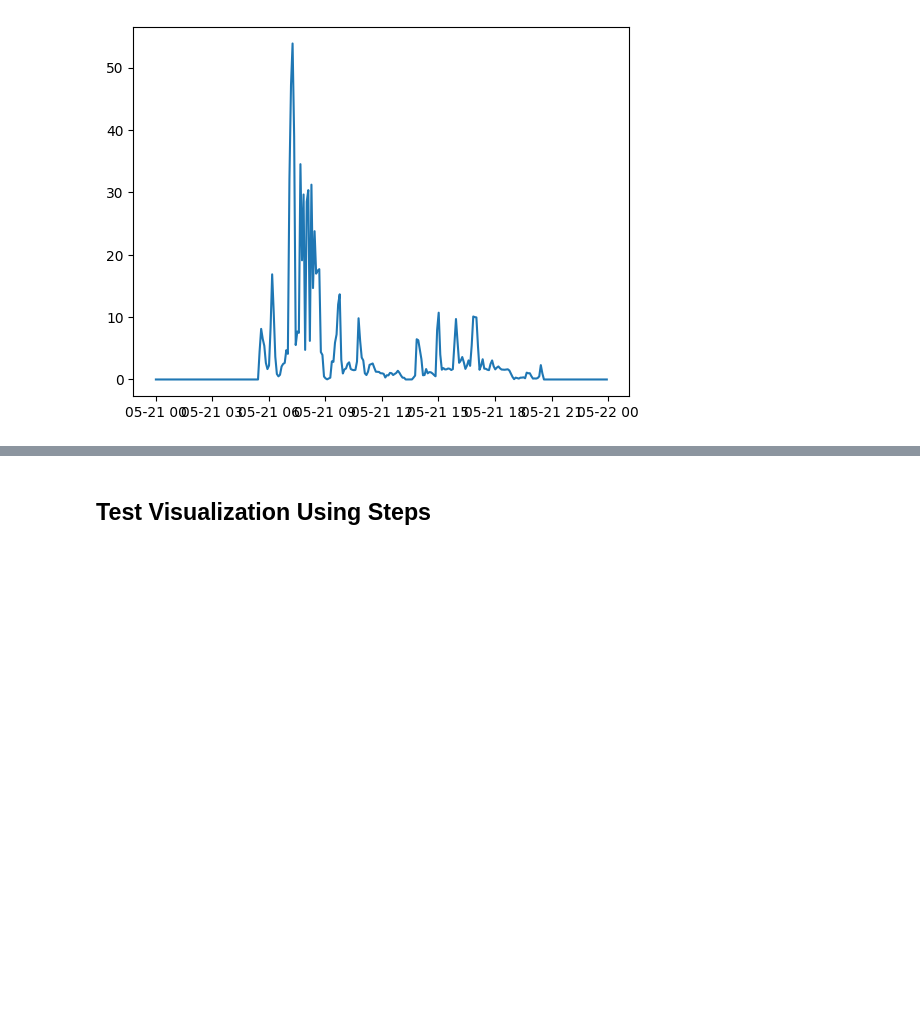
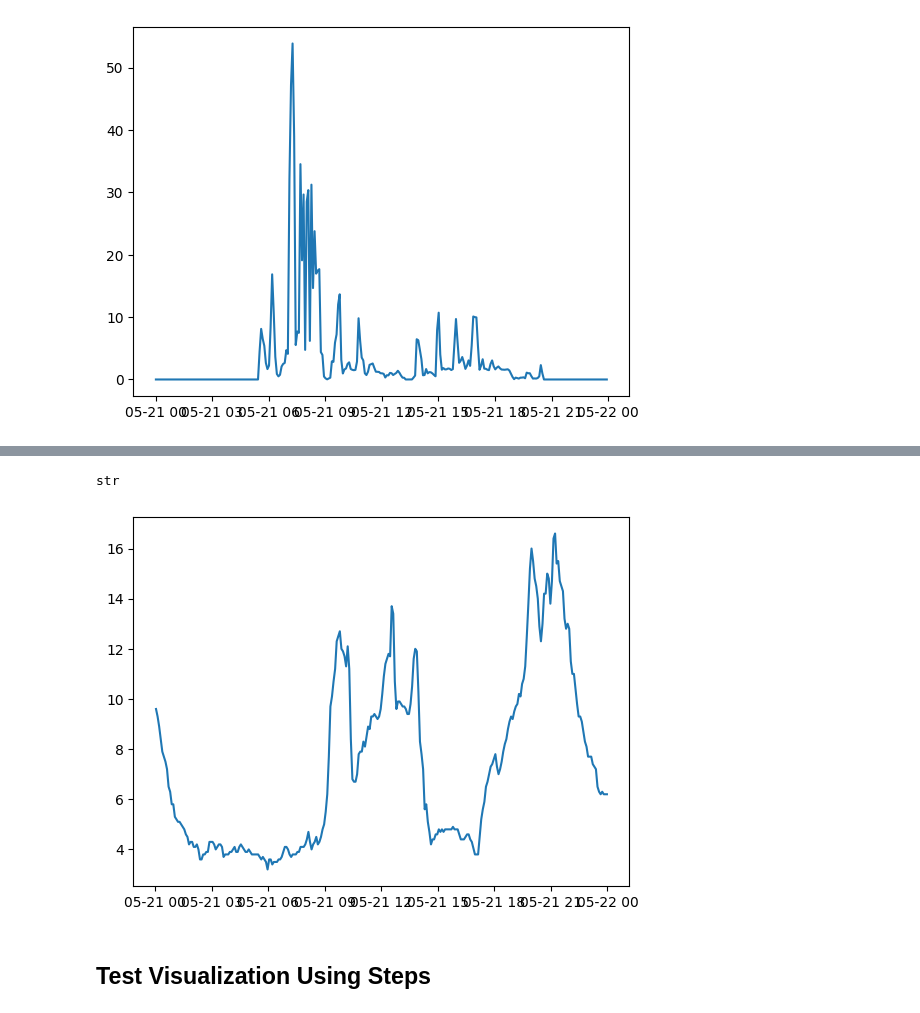
Before and after one commit to TWilson05/Blood_Sugar_Trend_Analysis, a Jupyter notebook: Process_data.ipynb, the cells around one changed output, grey strips where cells are left out. Cells and saved outputs as stored; diff of their text form; code cells hidden in the pictures; blank space fills up the shorter version.

Commit message:
created dataframe for blood sugar data

```diff
--- a/Process_data.ipynb
+++ b/Process_data.ipynb
@@ -104,0 +107,11 @@ plt.show()
+# %%
+dexcom_data = pd.read_csv(r'DATA\Clarity_Export_Wilson_Tyler_2024-06-12_194538.csv')
+dexcom_data = dexcom_data[~dexcom_data['Event Type'].isin(['FirstName', 'LastName', 'Device', 'Alert', 'Activity'])]
+kept_fields = ['Timestamp (YYYY-MM-DDThh:mm:ss)', 'Event Type', 'Glucose Value (mmol/L)', 'Insulin Value (u)', 'Carb Value (grams)']
+dexcom_data = dexcom_data[kept_fields]
+dexcom_data['datetime'] = pd.to_datetime(dexcom_data['Timestamp (YYYY-MM-DDThh:mm:ss)'], format="%Y-%m-%dT%H:%M:%S")
+dexcom_data.drop('Timestamp (YYYY-MM-DDThh:mm:ss)', axis=1, inplace=True)
+dexcom_data['Glucose Value (mmol/L)'] = pd.to_numeric(dexcom_data['Glucose Value (mmol/L)'].replace('Low', 2.0), errors='coerce')
+dexcom_data['Insulin Value (u)'] = pd.to_numeric(dexcom_data['Insulin Value (u)'], errors='coerce')
+dexcom_data['Carb Value (grams)'] = pd.to_numeric(dexcom_data['Carb Value (grams)'], errors='coerce')
+dexcom_data
@@ -105,3 +132,16 @@ plt.show()
+# %%
+type(dexcom_data[dexcom_data['Event Type'] == 'EGV']['Glucose Value (mmol/L)'].iloc[0])
+# %% [output]
+str
+# %%
+# plot the blood sugar for a specific day
+dexcom_data['day'] = dexcom_data['datetime'].dt.date
+days_list = dexcom_data['day'].unique()
+mask = (dexcom_data['day'] == days_list[8]) & (dexcom_data['Event Type'] == 'EGV')
+plt.plot(dexcom_data[mask]['datetime'], dexcom_data[mask]['Glucose Value (mmol/L)'])
+plt.show()
+# %% [output]
+[figure, added]
 # %% [markdown]
 ## Test Visualization Using Steps
 # %%
```
Also changed, not shown: parts of 2 cells of this notebook.
